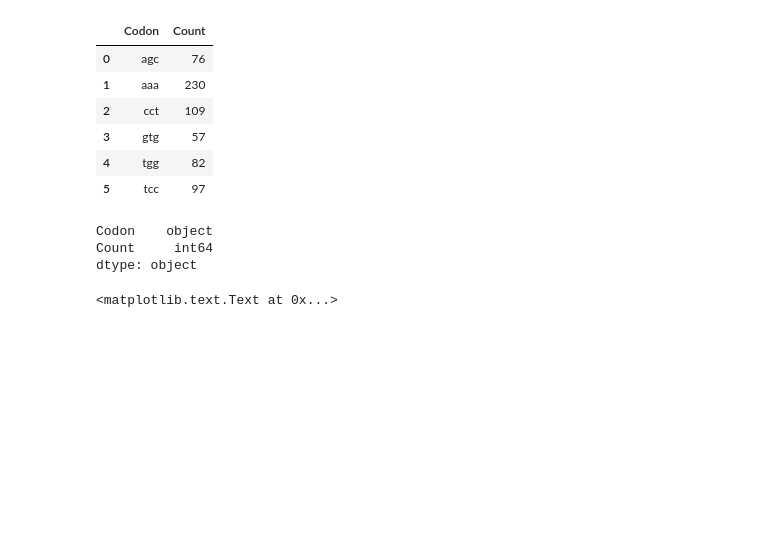
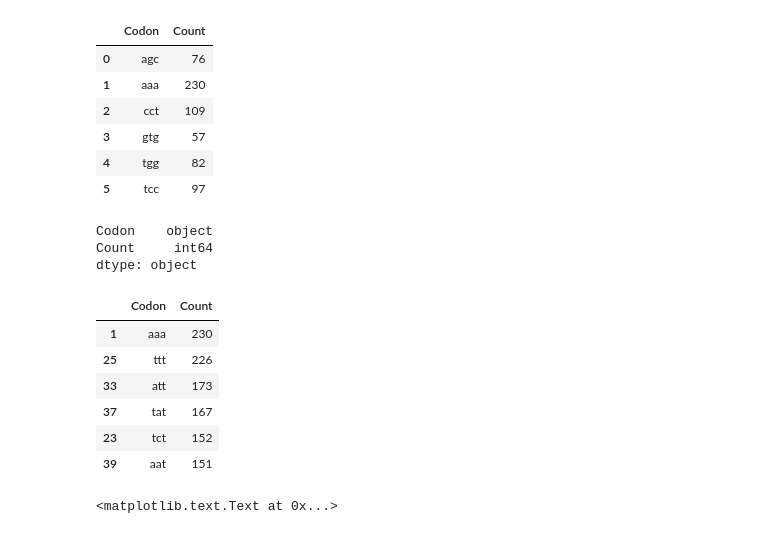
Before and after one commit to swlew369/Bioinformatics_Stuff, a Jupyter notebook: Mouse_TDO.ipynb, the cells around one changed output. Cells and saved outputs as stored; diff of their text form; code cells hidden in the pictures; blank space fills up the shorter version.

```diff
--- a/Mouse_TDO.ipynb
+++ b/Mouse_TDO.ipynb
@@ -40,6 +40,16 @@ df_ORF_1.dtypes
 Codon    object
 Count     int64
 dtype: object
+# %%
+df_ORF_1.sort_values(by=['Count'],ascending=False).head(6)
+# %% [output]
+|  | Codon | Count |
+| 1 | aaa | 230 |
+| 25 | ttt | 226 |
+| 33 | att | 173 |
+| 37 | tat | 167 |
+| 23 | tct | 152 |
+| 39 | aat | 151 |
 # %%
 names = df_ORF_1.loc[:,'Codon']
 values = df_ORF_1.loc[:,'Count']
```
Also changed, not shown: parts of 6 cells of this notebook.
